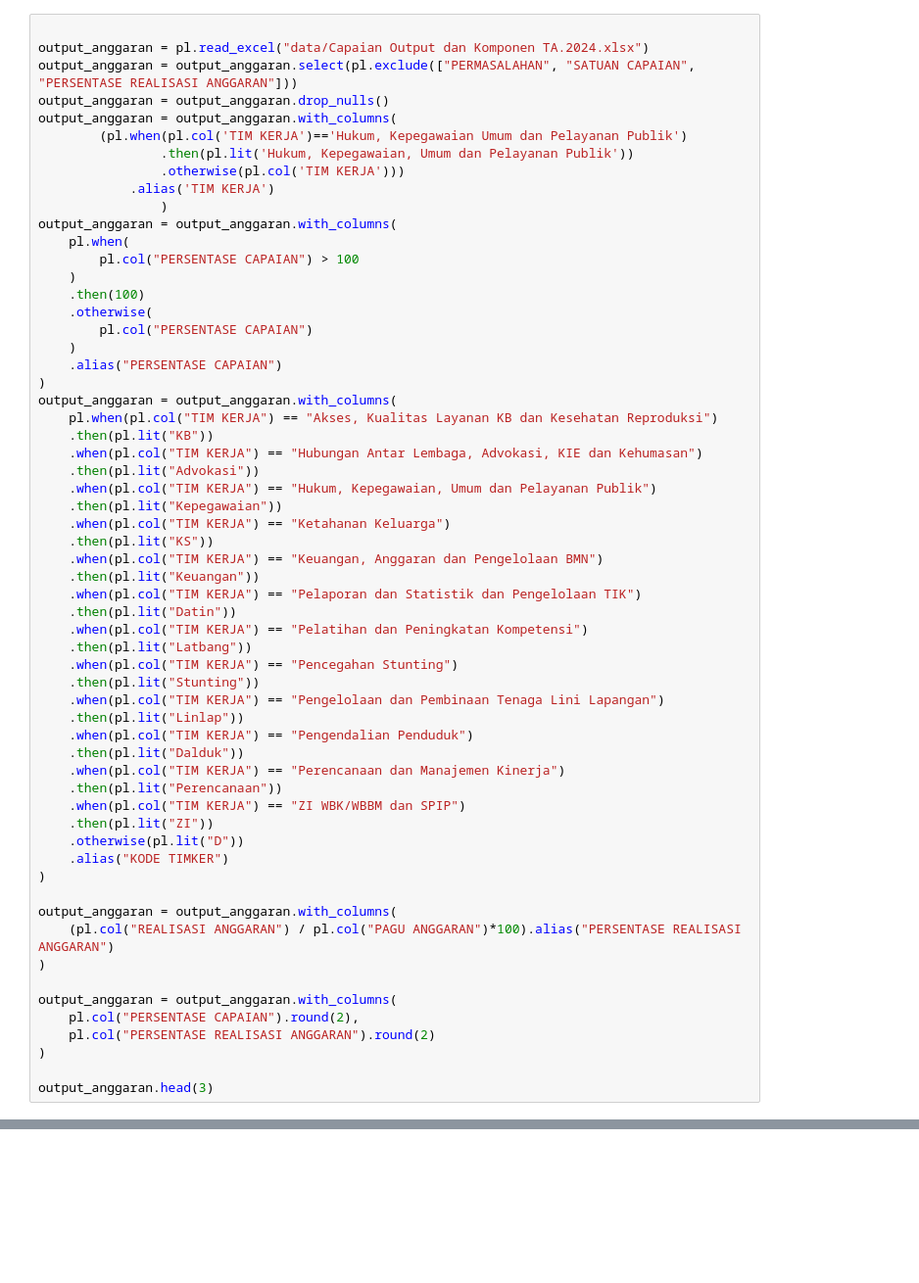
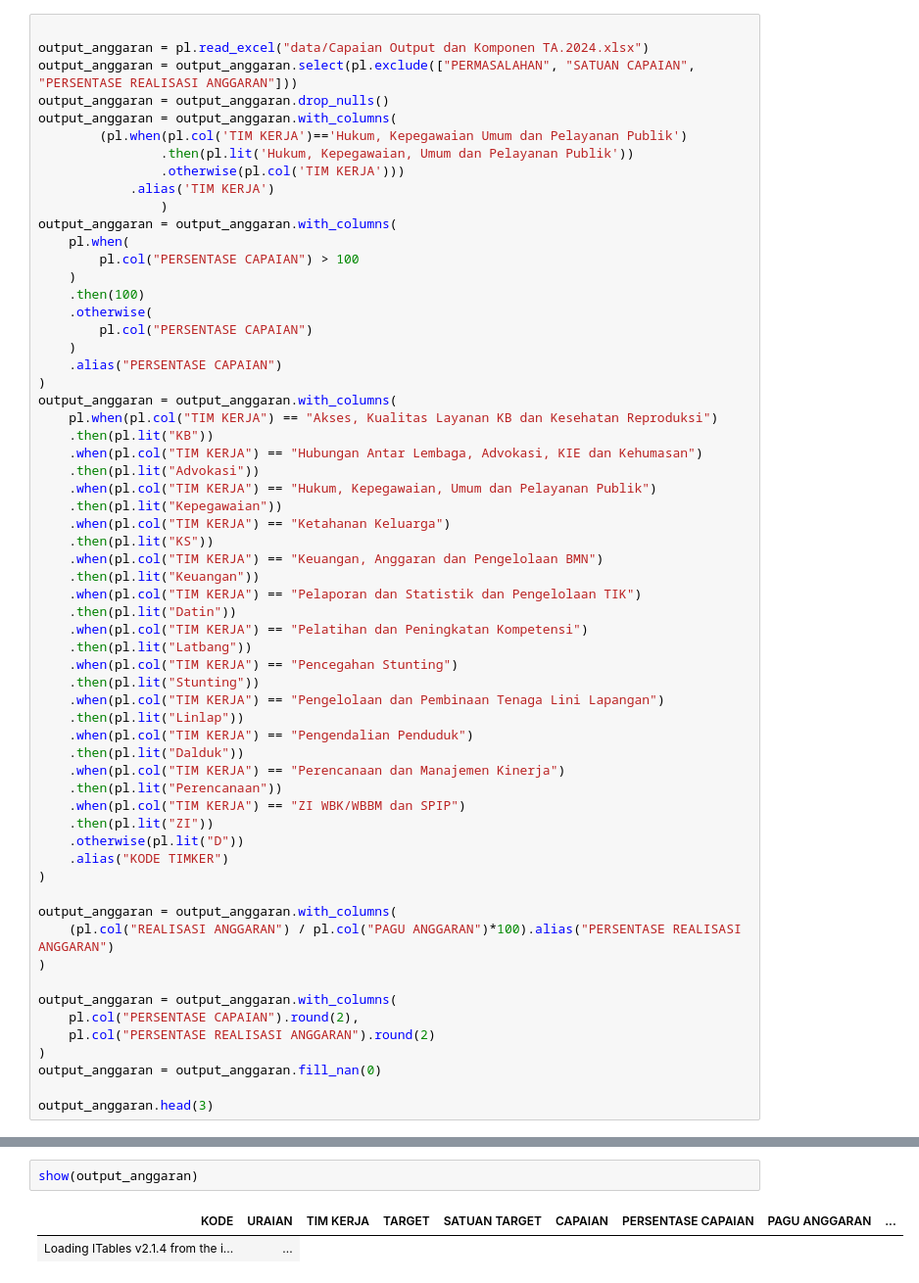
Before and after one commit to pokja0/profil-timker-py, a Jupyter notebook: olahdata.ipynb, the cells around one changed output, grey strips where cells are left out. Shown at 98% size. Saved outputs shown, nothing was run; the diff lists cells and outputs as text; blank space fills up the shorter version.

```diff
--- a/olahdata.ipynb
+++ b/olahdata.ipynb
@@ -58,6 +60,7 @@ output_anggaran = output_anggaran.with_columns(
     pl.col("PERSENTASE CAPAIAN").round(2),
     pl.col("PERSENTASE REALISASI ANGGARAN").round(2)
 )
+output_anggaran = output_anggaran.fill_nan(0)
 
 output_anggaran.head(3)
 # %% [output]
@@ -102,0 +73,5 @@ ShapeError: unable to vstack, column names don't match: "TIM KERJA" and "PERSENT
+# %%
+show(output_anggaran)
+# %% [output]
+| KODE | URAIAN | TIM KERJA | TARGET | SATUAN TARGET | CAPAIAN | PERSENTASE CAPAIAN | PAGU ANGGARAN | ... |
+| Loading ITables v2.1.4 from the i... | ... |
```
Also changed, not shown: parts of 12 cells of this notebook, 1 other file.
